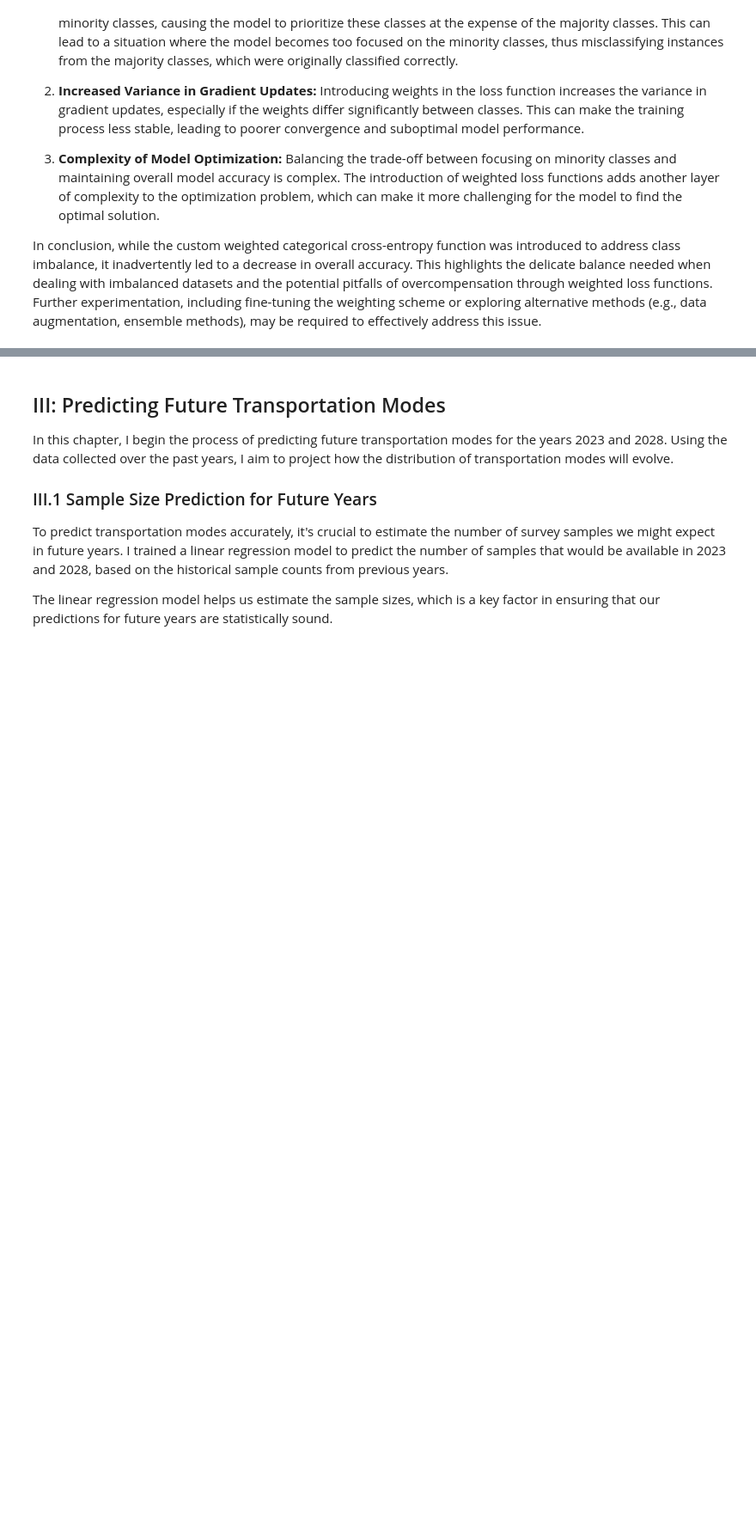
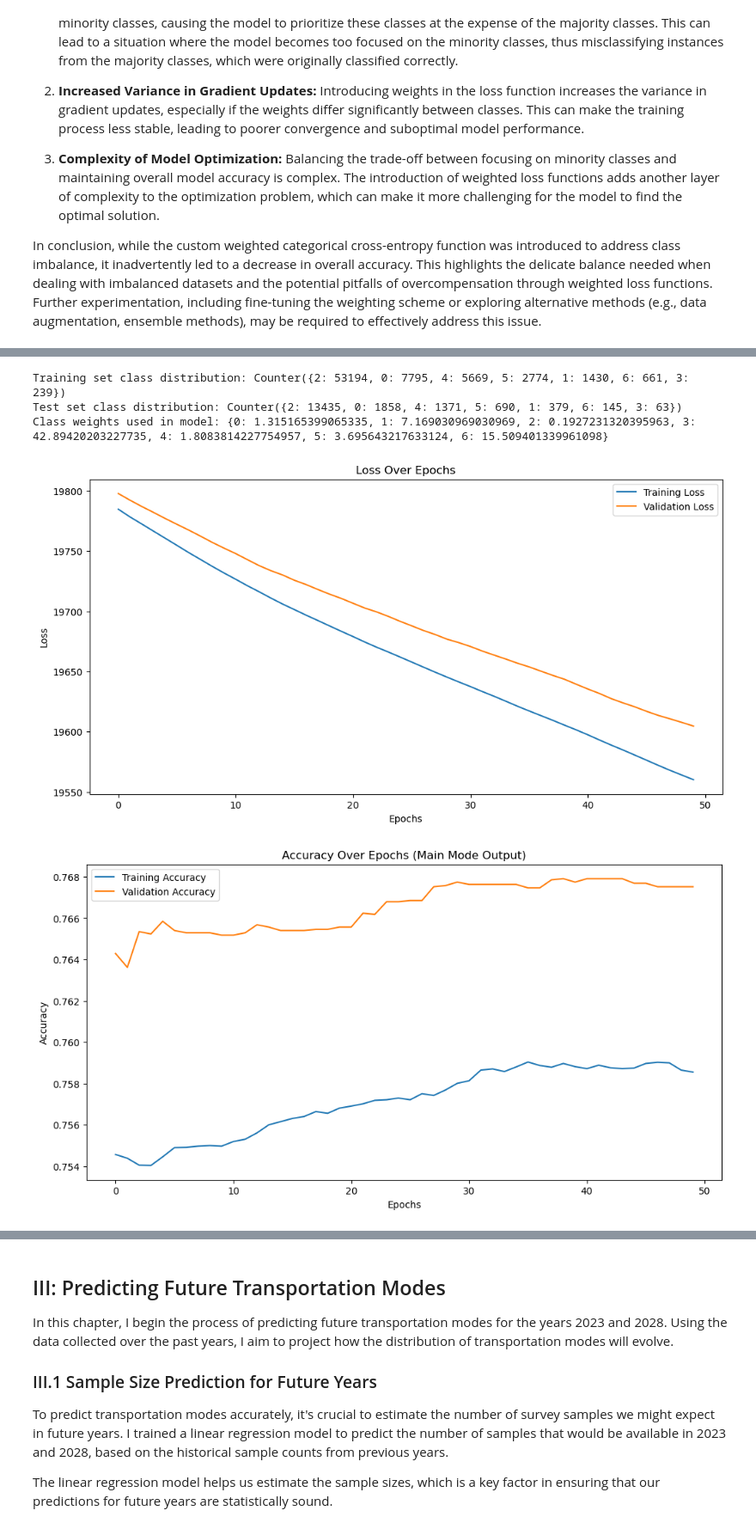
Before and after one commit to xiaolinliu0704/Study-of-UK-travel-pattern-1998-2018, a Jupyter notebook: Study_of_Transportation_Behavior_Patterns.ipynb, the cells around one changed output, grey strips where cells are left out. Shown at 86% size. Saved outputs shown, nothing was run; the diff lists cells and outputs as text; code cells hidden in the pictures; blank space fills up the shorter version.

```diff
--- a/Study_of_Transportation_Behavior_Patterns.ipynb
+++ b/Study_of_Transportation_Behavior_Patterns.ipynb
@@ -1971,0 +1950,19 @@ accuracy without weighted: 0.7519621849060059 accuracy with weighted: 0.75207626
+# %%
+history = wbest_model15.fit(
+    X_train_scaled,
+    {
+        'main_mode_output': y_main_mode_train,
+        'ordbusfreq_output': y_ordbusfreq_train,
+        'bicyclefreq_output': y_bicyclefreq_train,
+        'walkfreq_output': y_walkfreq_train,
+        'trip_dis_output': y_trip_dis_train
+    },
+    epochs=50,
+    validation_data=(X_test_scaled, {
+        'main_mode_output': y_main_mode_test,
+        'ordbusfreq_output': y_ordbusfreq_test,
+        'bicyclefreq_output': y_bicyclefreq_test,
+        'walkfreq_output': y_walkfreq_test,
+        'trip_dis_output': y_trip_dis_test
+    })
+)
@@ -1971,0 +1990,50 @@ accuracy without weighted: 0.7519621849060059 accuracy with weighted: 0.75207626
+# %%
+train_class_distribution = Counter(y_train_labels)
+test_class_distribution = Counter(np.argmax(y_main_mode_test, axis=1))
+
+print("Training set class distribution:", train_class_distribution)
+print("Test set class distribution:", test_class_distribution)
+
+print("Class weights used in model:", class_weights_dict)
+# Retrieve the training history from the best model
+history = wbest_model15.history.history
+
+# Plot the loss curve for training and validation
+plt.figure(figsize=(12, 6))
+plt.plot(history['loss'], label='Training Loss')
+plt.plot(history['val_loss'], label='Validation Loss')
+plt.title('Loss Over Epochs')
+plt.xlabel('Epochs')
+plt.ylabel('Loss')
+plt.legend()
+plt.show()
+
+# Plot the accuracy curve for the main mode output (training and validation)
+plt.figure(figsize=(12, 6))
+plt.plot(history['main_mode_output_accuracy'], label='Training Accuracy')
+plt.plot(history['val_main_mode_output_accuracy'], label='Validation Accuracy')
+plt.title('Accuracy Over Epochs (Main Mode Output)')
+plt.xlabel('Epochs')
+plt.ylabel('Accuracy')
+plt.legend()
+plt.show()
+
+# Predict on the test set
+predicted_probs = best_model15.predict(X_test_scaled)['main_mode_output']
+predicted_indices = np.argmax(predicted_probs, axis=1)
+predicted_classes = predicted_indices + 1  # Adjust indices because classes start from 1
+
+# Count the number of predictions for each class
+predicted_counts = Counter(predicted_classes)
+print("Predicted counts per class:", predicted_counts)
+
+# Check the probability distribution and predicted results for some samples
+print("Sample probabilities:", predicted_probs[:5])
+print("Sample predicted indices:", predicted_indices[:5])
+print("Sample predicted main modes:", predicted_classes[:5])
+# %% [output]
+Training set class distribution: Counter({2: 53194, 0: 7795, 4: 5669, 5: 2774, 1: 1430, 6: 661, 3: 239})
+Test set class distribution: Counter({2: 13435, 0: 1858, 4: 1371, 5: 690, 1: 379, 6: 145, 3: 63})
+Class weights used in model: {0: 1.315165399065335, 1: 7.169030969030969, 2: 0.1927231320395963, 3: 42.89420203227735, 4: 1.8083814227754957, 5: 3.695643217633124, 6: 15.509401339961098}
+[figure, added]
+[figure, added]
```
Also changed, not shown: parts of 28 cells of this notebook.
